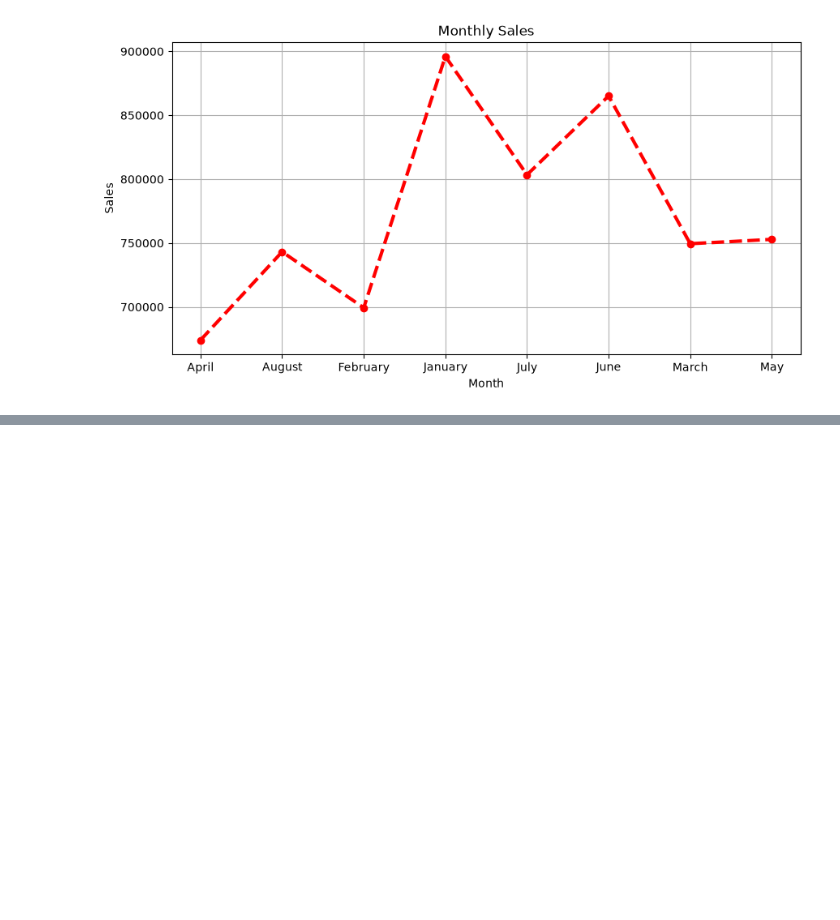
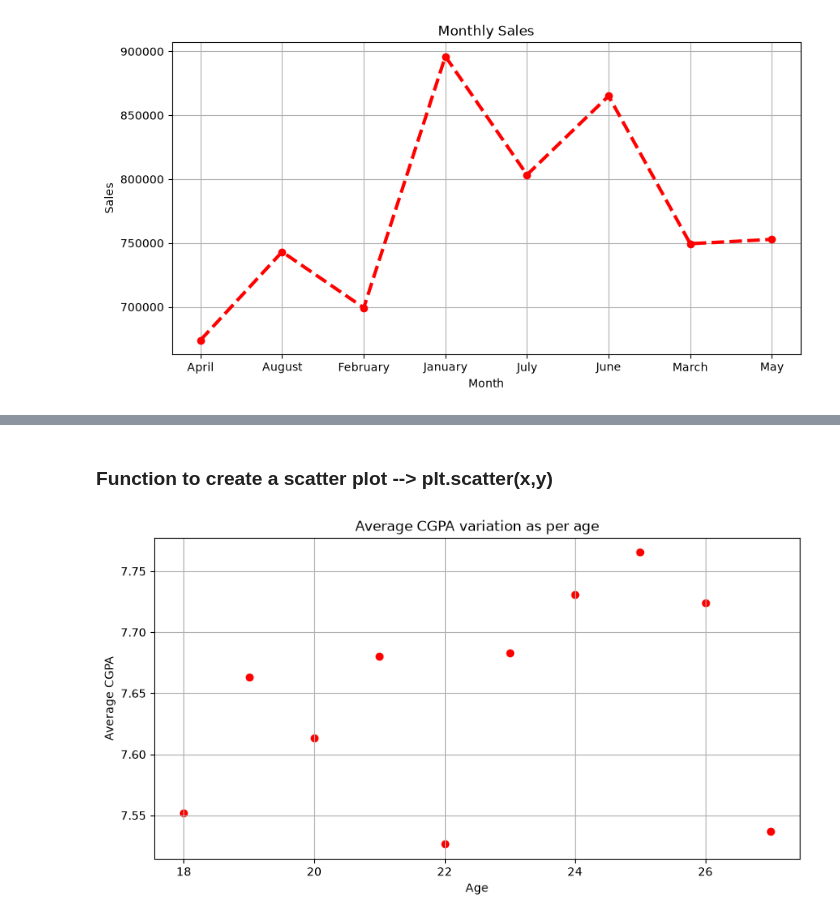
Before and after one commit to saileshchikkam/GEN-Ai, a Jupyter notebook: Machine Learning/Prerequisites/MatplotLib/Getting_Started.ipynb, the cells around one changed output, grey strips where cells are left out. Saved outputs shown, nothing was run; the diff lists cells and outputs as text; code cells hidden in the pictures; blank space fills up the shorter version.

Commit message:
Scatter plot completed

```diff
--- a/Machine Learning/Prerequisites/MatplotLib/Getting_Started.ipynb
+++ b/Machine Learning/Prerequisites/MatplotLib/Getting_Started.ipynb
@@ -659,0 +702,3 @@ plt.show()
+# %%
+data = df.groupby('Age')['CGPA'].mean().head(10)
+data
@@ -659,0 +718,15 @@ plt.show()
+# %%
+x = data.index
+y = data.values
+# %% [markdown]
+### Function to create a scatter plot --> plt.scatter(x,y)
+# %%
+plt.figure(figsize=(10,5))
+plt.title("Average CGPA variation as per age")
+plt.xlabel("Age")
+plt.ylabel("Average CGPA")
+plt.scatter(x,y,color = 'red',marker = 'o')
+plt.grid()
+plt.show()
+# %% [output]
+[figure, added]
```
Also changed, not shown: parts of 22 cells of this notebook.
